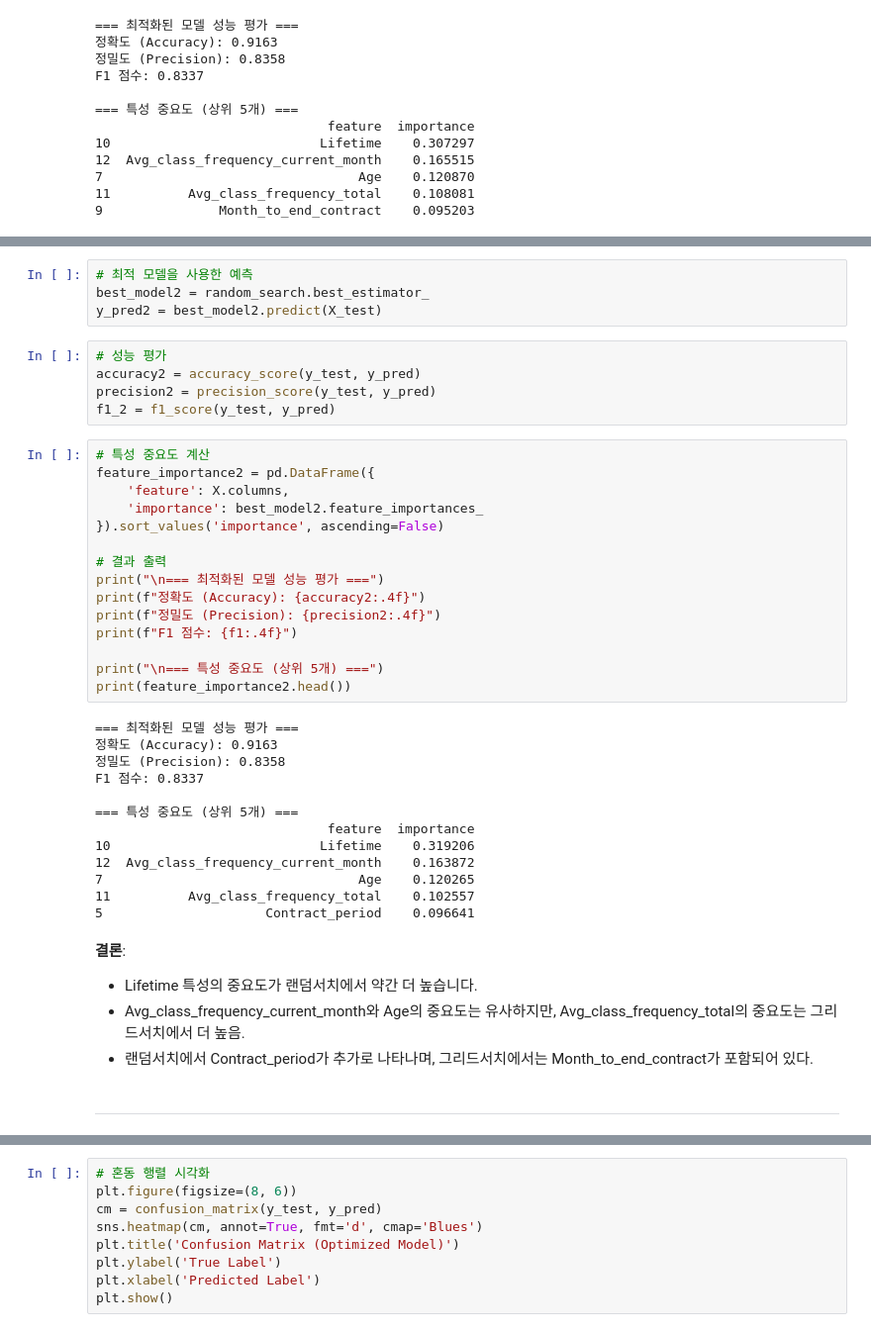
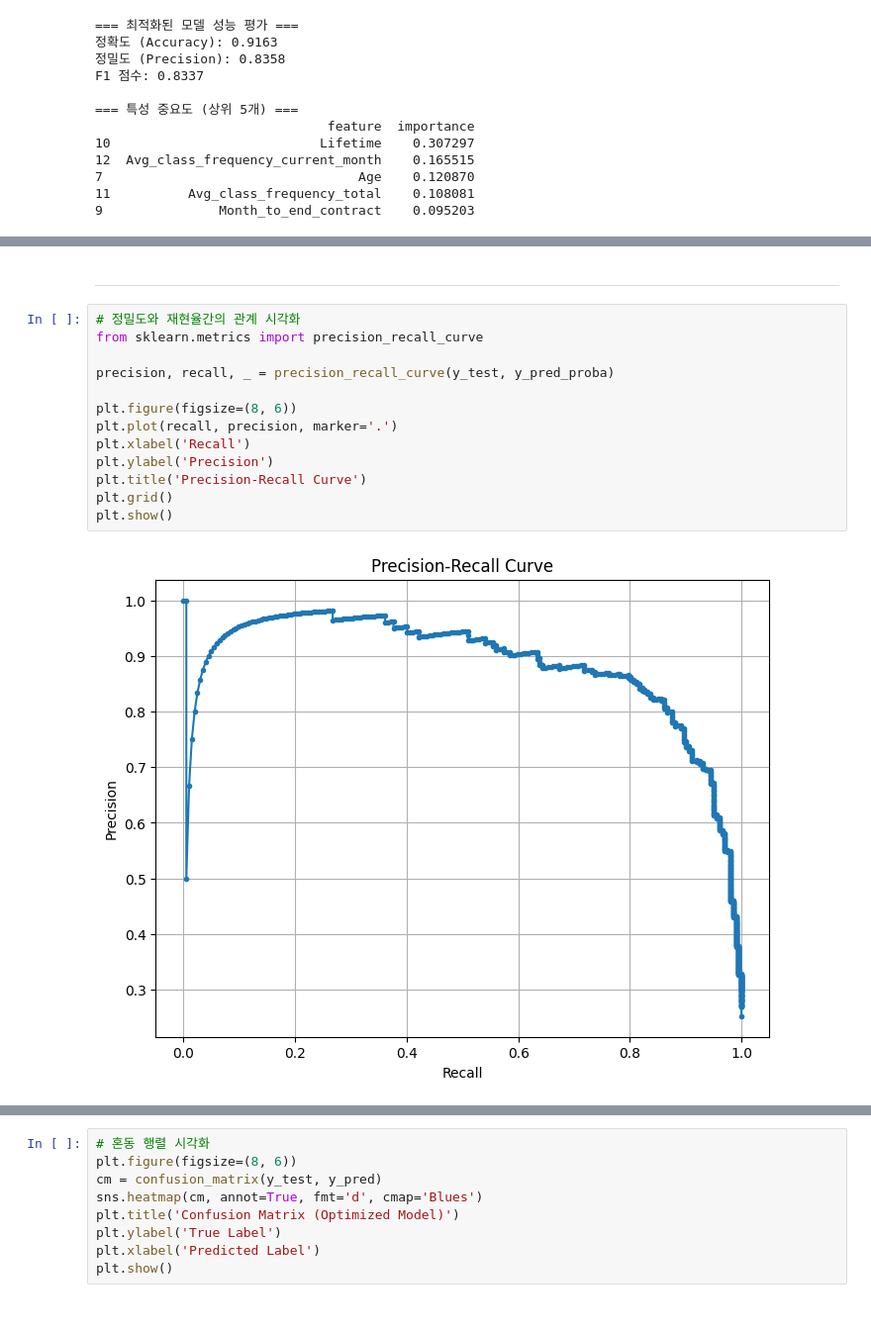
Before and after one commit to SKNETWORKS-FAMILY-AICAMP/SKN09-2nd-5Team, a Jupyter notebook: randomforest.ipynb, the cells around one changed output, grey strips where cells are left out. Shown: that part at 99% size. Cells and saved outputs as stored; diff of their text form.

Commit message:
add graph

```diff
--- a/randomforest.ipynb
+++ b/randomforest.ipynb
@@ -158,44 +103,17 @@ Traceback (most recent call last):
-# %%
-# 최적 모델을 사용한 예측
-best_model2 = random_search.best_estimator_
-y_pred2 = best_model2.predict(X_test)
-# %%
-# 성능 평가
-accuracy2 = accuracy_score(y_test, y_pred)
-precision2 = precision_score(y_test, y_pred)
-f1_2 = f1_score(y_test, y_pred)
-# %%
-# 특성 중요도 계산
-feature_importance2 = pd.DataFrame({
-    'feature': X.columns,
-    'importance': best_model2.feature_importances_
-}).sort_values('importance', ascending=False)
-
-# 결과 출력
-print("\n=== 최적화된 모델 성능 평가 ===")
-print(f"정확도 (Accuracy): {accuracy2:.4f}")
-print(f"정밀도 (Precision): {precision2:.4f}")
-print(f"F1 점수: {f1:.4f}")
-
-print("\n=== 특성 중요도 (상위 5개) ===")
-print(feature_importance2.head())
-# %% [output]
-=== 최적화된 모델 성능 평가 ===
-정확도 (Accuracy): 0.9163
-정밀도 (Precision): 0.8358
-F1 점수: 0.8337
-
-=== 특성 중요도 (상위 5개) ===
-                              feature  importance
-10                           Lifetime    0.319206
-12  Avg_class_frequency_current_month    0.163872
-7                                 Age    0.120265
-11          Avg_class_frequency_total    0.102557
-5                     Contract_period    0.096641
-# %% [markdown]
-**결론**:
-- Lifetime 특성의 중요도가 랜덤서치에서 약간 더 높습니다.
-- Avg_class_frequency_current_month와 Age의 중요도는 유사하지만, Avg_class_frequency_total의 중요도는 그리드서치에서 더 높음.
-- 랜덤서치에서 Contract_period가 추가로 나타나며, 그리드서치에서는 Month_to_end_contract가 포함되어 있다.
 # %% [markdown]
 ----
+# %%
+# 정밀도와 재현율간의 관계 시각화
+from sklearn.metrics import precision_recall_curve
+
+precision, recall, _ = precision_recall_curve(y_test, y_pred_proba)
+
+plt.figure(figsize=(8, 6))
+plt.plot(recall, precision, marker='.')
+plt.xlabel('Recall')
+plt.ylabel('Precision')
+plt.title('Precision-Recall Curve')
+plt.grid()
+plt.show()
+# %% [output]
+[figure, added]
```
Also changed, not shown: parts of 12 cells of this notebook.
